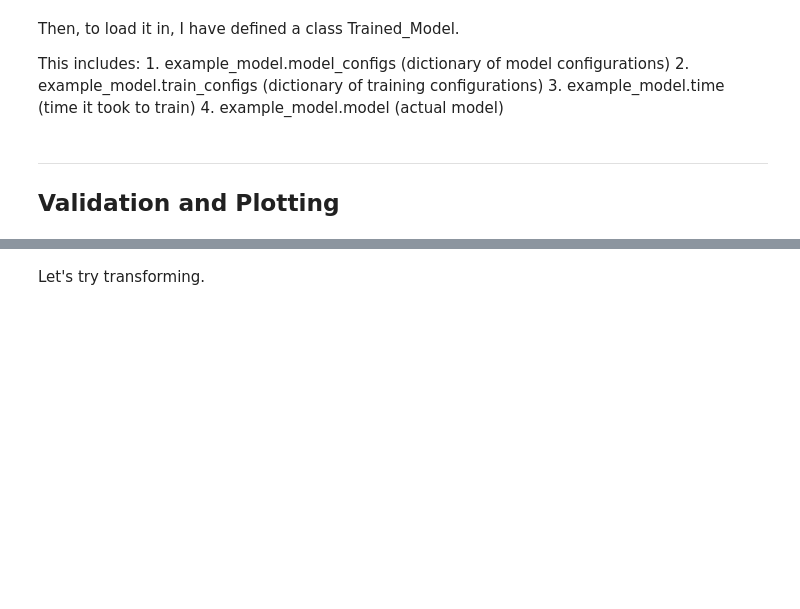
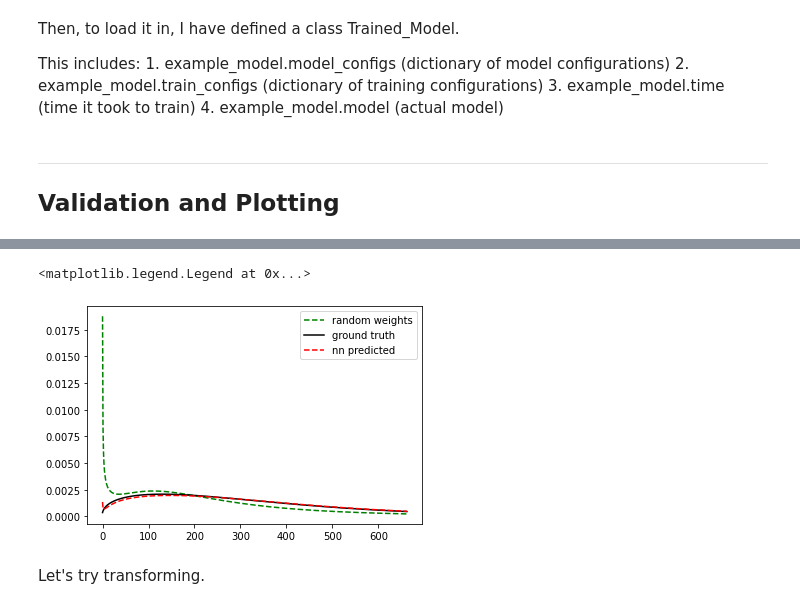
Before and after one commit to mtcarilli/CME_approximations, a Jupyter notebook: Conditional/Train_Conditional.ipynb, the cells around one changed output, grey strips where cells are left out. Cells and saved outputs as stored; diff of their text form; code cells hidden in the pictures; blank space fills up the shorter version.

```diff
--- a/Conditional/Train_Conditional.ipynb
+++ b/Conditional/Train_Conditional.ipynb
@@ -287,3 +256,20 @@ ttc.plot_training(e,t)
+# %%
+w_rand = np.random.rand(npdf)
+w_rand /= w_rand.sum()
+
+hyp = 1.5
+j= 400
+y_rand = get_ypred_at_RT(torch.tensor(train_list[j][0]),w_rand,hyp,npdf=npdf)
+y_pred = trc.get_predicted_PMF(p_list[j:j+1],0,model,get_ypred_at_RT).detach().numpy()
+
+
+plt.plot(range(len(y)),y,'g--',label='random weights')
+plt.plot(train_list[j][1],'k',label='ground truth')
+plt.plot(y_pred,'r--',label='nn predicted')
+plt.legend()
+# %% [output]
+<matplotlib.legend.Legend at 0x...>
+[figure, added]
 # %% [markdown]
 Let's try transforming.
 # %%
```
Also changed, not shown: parts of 23 cells of this notebook, 3 other files.
